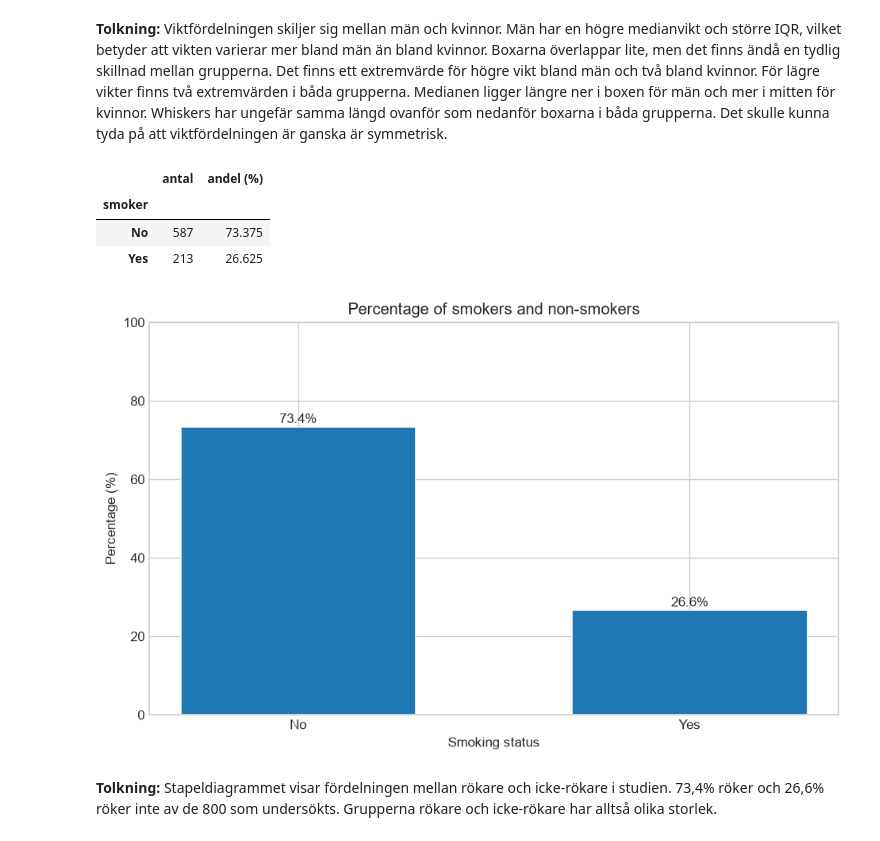
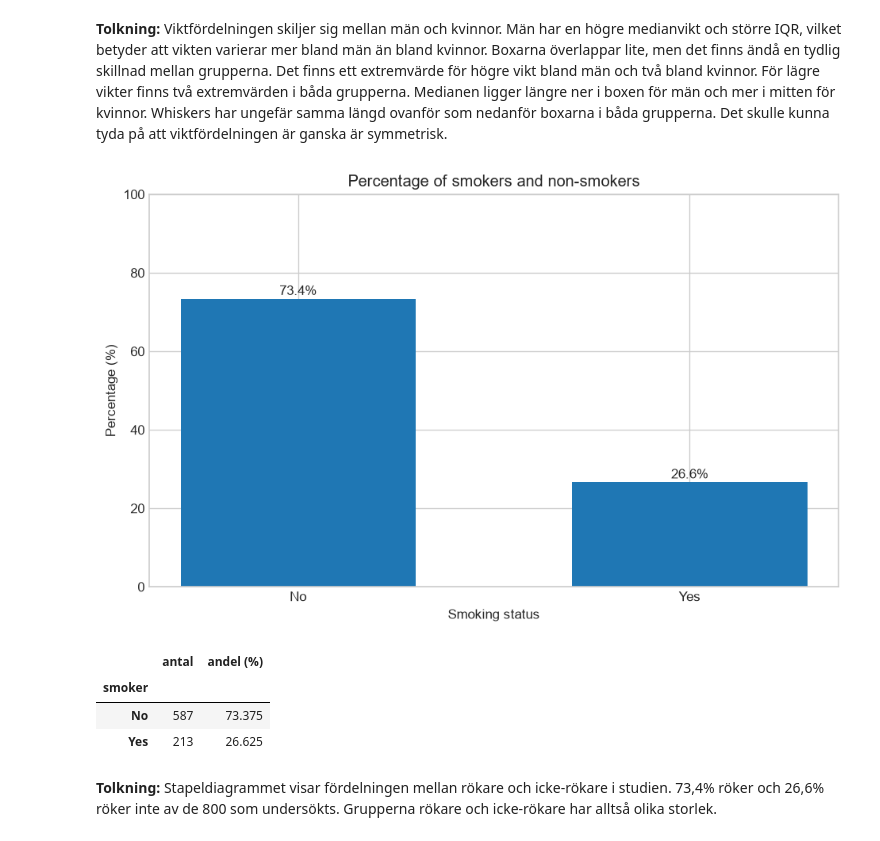
Before and after one commit to kape-code/health-study, a Jupyter notebook: report.ipynb, the cells around one changed output. Drawn from its saved outputs; the diff is of its cells as text; code cells hidden in the pictures.

```diff
--- a/report.ipynb
+++ b/report.ipynb
@@ -437,15 +567,28 @@ visualizer.plot_weight_by_gender()
 # %%
 # Smoker summary
 smoker_summary = analyzer.get_summary_smoker()
+# Stapeldiagram över andelen rökare
+# visualizer.plot_smoker(smoker_summary)
+fig, ax = plt.subplots()
+visualizer.bar(
+    ax,
+    smoker_summary["andel (%)"].index,
+    smoker_summary["andel (%)"].values,
+    "Percentage of smokers and non-smokers",
+    "Smoking status",
+    "Percentage (%)",
+    ylim=(0, 100),
+    labels=True
+)
+fig.tight_layout()
+plt.show()
 display(smoker_summary)
-# Stapeldiagram över andelen rökare
-visualizer.plot_smoker(smoker_summary)
 # %% [output]
+[figure]
 |  | antal | andel (%) |
 | smoker |  |  |
 | No | 587 | 73.375 |
 | Yes | 213 | 26.625 |
-[figure]
 # %% [markdown]
 **Tolkning:** Stapeldiagrammet visar fördelningen mellan rökare och icke-rökare i studien. 73,4% röker och 26,6% röker inte av de 800 som undersökts. Grupperna rökare och icke-rökare har alltså olika storlek.
 # %% [markdown]
```
Also changed, not shown: parts of 10 cells of this notebook.
